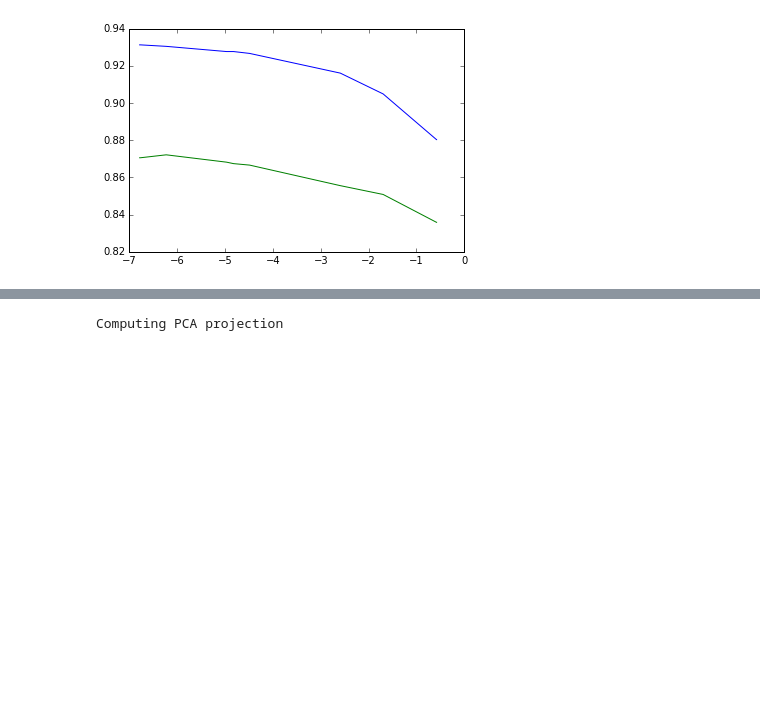
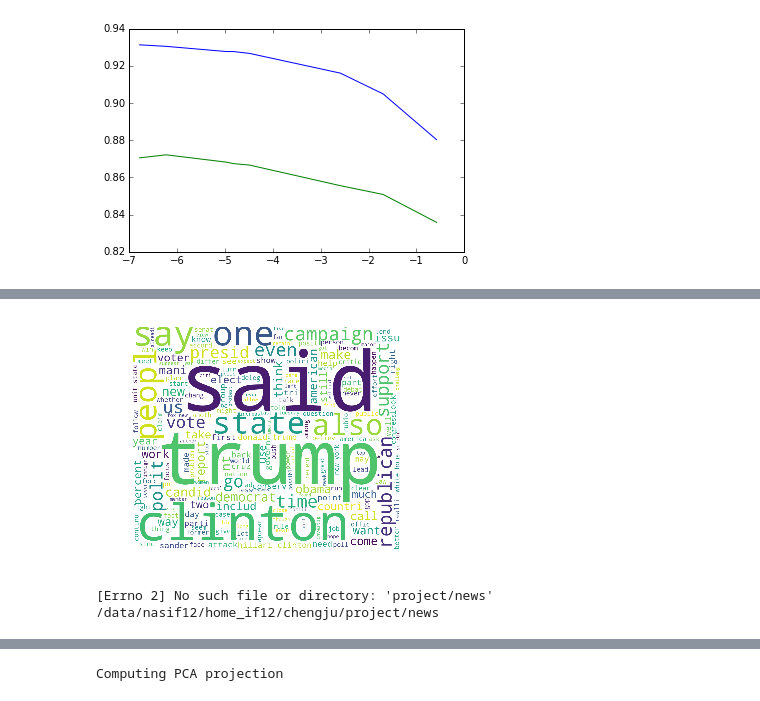
Before and after one commit to s6juncheng/AI_hackthon, a Jupyter notebook: notbooks/Data_processing-V.ipynb, the cells around one changed output, grey strips where cells are left out. Cells and saved outputs as stored; diff of their text form; code cells hidden in the pictures; blank space fills up the shorter version.

```diff
--- a/notbooks/Data_processing-V.ipynb
+++ b/notbooks/Data_processing-V.ipynb
@@ -281,0 +323,15 @@ ValueError: invalid number of arguments
+# %%
+texts = validate_dt["text"][predict_train<.2]
+wordcloud2 = WordCloud(
+                          stopwords=STOPWORDS,
+                          background_color='white',
+                          width=1200,
+                          height=1000
+                         ).generate(" ".join(texts))
+
+
+plt.imshow(wordcloud2)
+plt.axis('off')
+plt.show()
+# %% [output]
+[figure, added]
@@ -281,0 +345,5 @@ ValueError: invalid number of arguments
+# %%
+cd project/news
+# %% [output]
+[Errno 2] No such file or directory: 'project/news'
+/data/nasif12/home_if12/chengju/project/news
```
Also changed, not shown: parts of 17 cells of this notebook, 5 other files.
